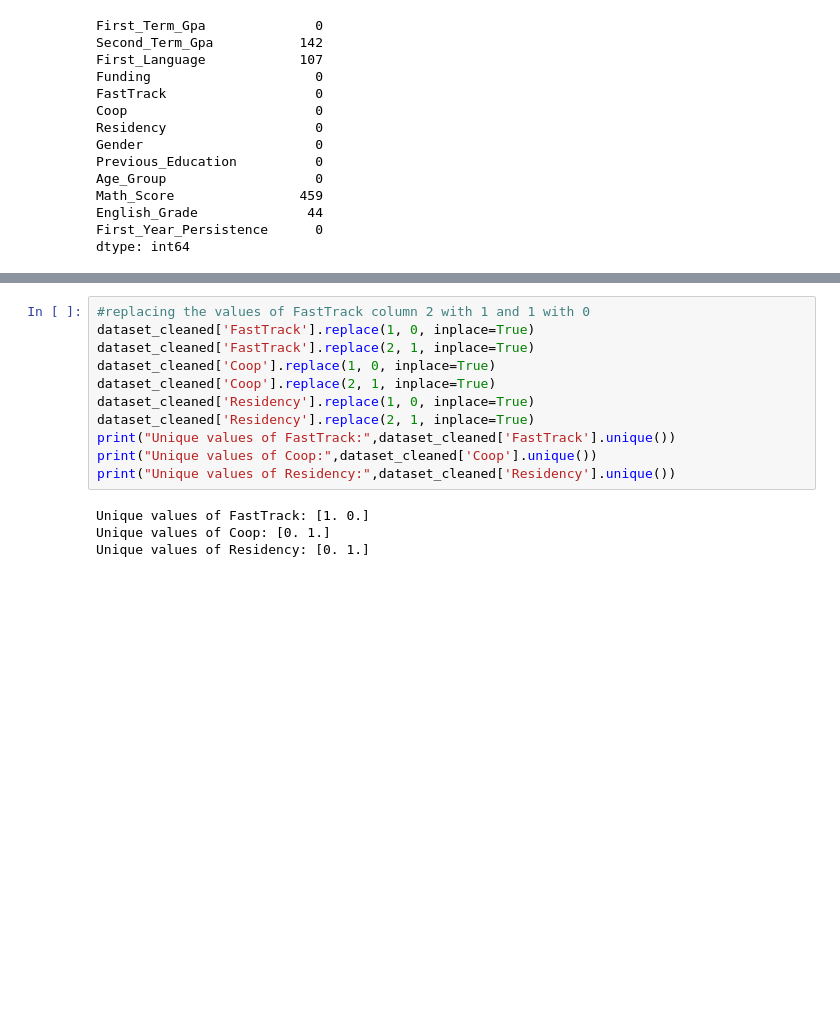
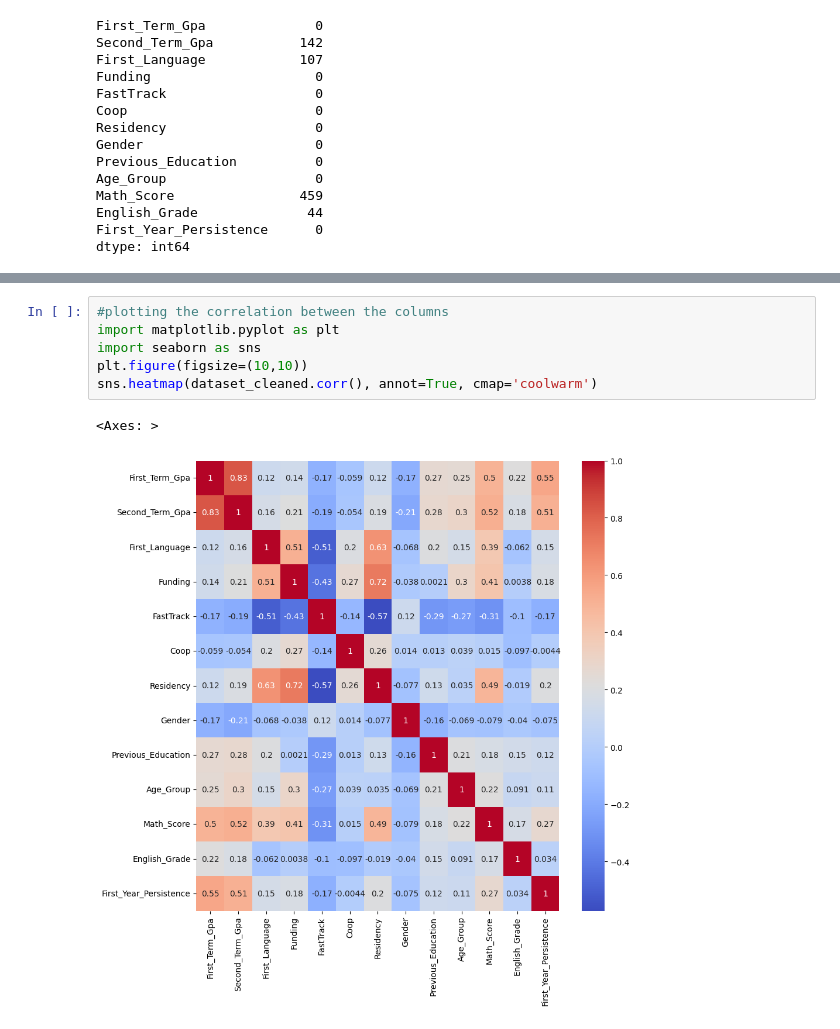
Before and after one commit to ryaoltech/COMP258_GRP05_NN, a Jupyter notebook: COMP258-NN-Group05_ROL.ipynb, the cells around one changed output, grey strips where cells are left out. Cells and saved outputs as stored; diff of their text form; blank space fills up the shorter version.

```diff
--- a/COMP258-NN-Group05_ROL.ipynb
+++ b/COMP258-NN-Group05_ROL.ipynb
@@ -354,15 +376,9 @@ plt.show()
-# %%
-#replacing the values of FastTrack column 2 with 1 and 1 with 0
-dataset_cleaned['FastTrack'].replace(1, 0, inplace=True)
-dataset_cleaned['FastTrack'].replace(2, 1, inplace=True)
-dataset_cleaned['Coop'].replace(1, 0, inplace=True)
-dataset_cleaned['Coop'].replace(2, 1, inplace=True)
-dataset_cleaned['Residency'].replace(1, 0, inplace=True)
-dataset_cleaned['Residency'].replace(2, 1, inplace=True)
-print("Unique values of FastTrack:",dataset_cleaned['FastTrack'].unique())
-print("Unique values of Coop:",dataset_cleaned['Coop'].unique())
-print("Unique values of Residency:",dataset_cleaned['Residency'].unique())
-# %% [output]
-Unique values of FastTrack: [1. 0.]
-Unique values of Coop: [0. 1.]
-Unique values of Residency: [0. 1.]
+# %%
+#plotting the correlation between the columns
+import matplotlib.pyplot as plt
+import seaborn as sns
+plt.figure(figsize=(10,10))
+sns.heatmap(dataset_cleaned.corr(), annot=True, cmap='coolwarm')
+# %% [output]
+<Axes: >
+[figure, added]
```
Also changed, not shown: parts of 30 cells of this notebook, 1 other file.
